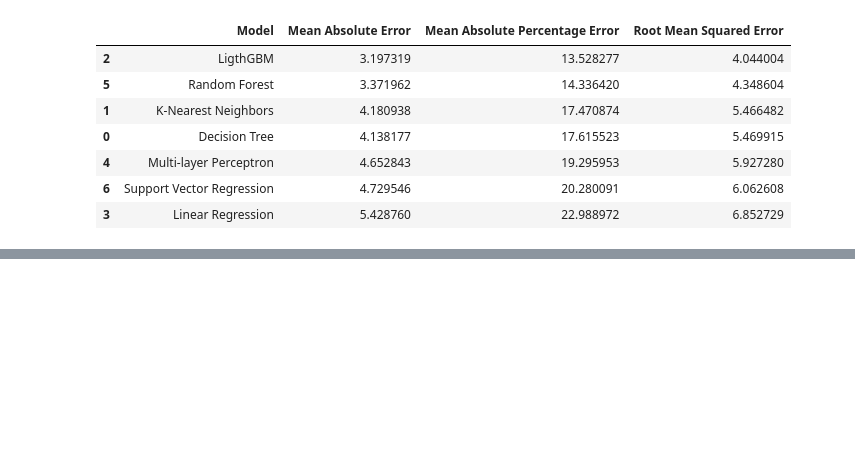
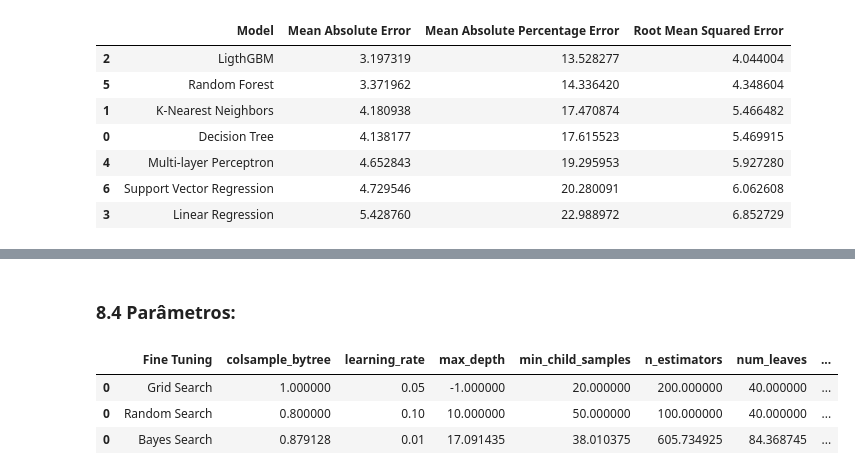
Before and after one commit to samantasobral/projeto_integrador_2, a Jupyter notebook: notebooks/Delivery.ipynb, the cells around one changed output, grey strips where cells are left out. Cells and saved outputs as stored; diff of their text form; code cells hidden in the pictures; blank space fills up the shorter version.

Commit message:
fine tuning

```diff
--- a/notebooks/Delivery.ipynb
+++ b/notebooks/Delivery.ipynb
@@ -939,0 +1076,25 @@ metrics.groupby('Model').mean().reset_index().sort_values('Root Mean Squared Err
+# %%
+#Aumentando os limites de busca dos hiperparâmetros:
+pbounds = {
+    'learning_rate' : (0.01, 0.5),
+    'n_estimators': (50, 1000),
+    'num_leaves': (10, 100),
+    'max_depth': (3, 20),
+    'min_child_samples': (10, 100),
+    'subsample': (0.5, 1.0),
+    'colsample_bytree': (0.5, 1.0)
+}
+
+#Configurando a optimização bayesiana
+optmizer = BayesianOptimization(
+    f=lgbm_cv,
+    pbounds=pbounds,
+    random_state=42
+)
+
+#executando a otimização:
+optmizer.maximize(init_points=5, n_iter=50)
+
+#melhores parâmetros:
+print('Melhores Parâmetros: ')
+print(optmizer.max)
@@ -939,0 +1119,23 @@ metrics.groupby('Model').mean().reset_index().sort_values('Root Mean Squared Err
+# %% [markdown]
+### 8.4 Parâmetros:
+# %%
+df_gridsearch = pd.DataFrame([grid_search.best_params_])
+df_gridsearch['Fine Tuning'] = 'Grid Search'
+
+df_randomrearch = pd.DataFrame([random_search.best_params_])
+df_randomrearch['Fine Tuning'] = 'Random Search'
+
+df_bayessearch = pd.DataFrame([optmizer.max['params']])
+df_bayessearch['Fine Tuning'] = 'Bayes Search'
+
+parametros = pd.concat([df_gridsearch, df_randomrearch, df_bayessearch])
+
+cols = ['Fine Tuning'] + [col for col in parametros.columns if col != 'Fine Tuning']
+parametros = parametros[cols]
+
+parametros
+# %% [output]
+|  | Fine Tuning | colsample_bytree | learning_rate | max_depth | min_child_samples | n_estimators | num_leaves | ... |
+| 0 | Grid Search | 1.000000 | 0.05 | -1.000000 | 20.000000 | 200.000000 | 40.000000 | ... |
+| 0 | Random Search | 0.800000 | 0.10 | 10.000000 | 50.000000 | 100.000000 | 40.000000 | ... |
+| 0 | Bayes Search | 0.879128 | 0.01 | 17.091435 | 38.010375 | 605.734925 | 84.368745 | ... |
```
Also changed, not shown: parts of 14 cells of this notebook.
